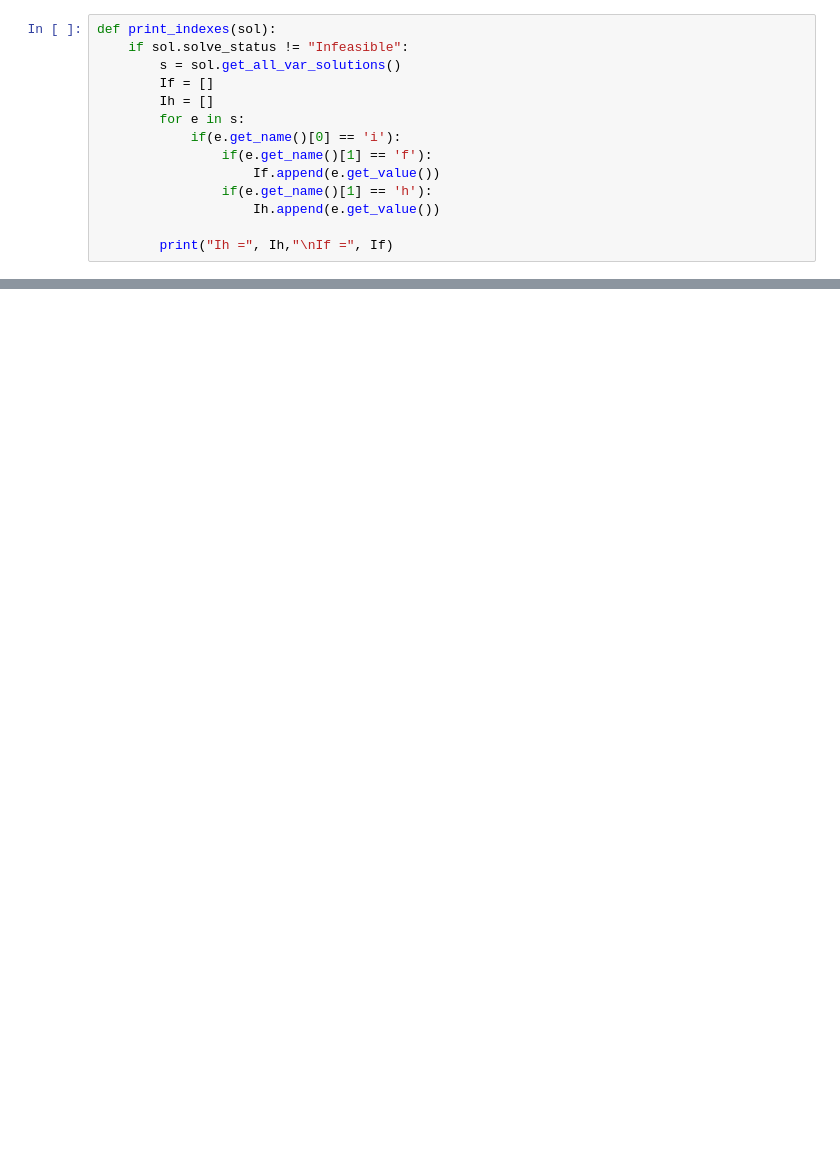
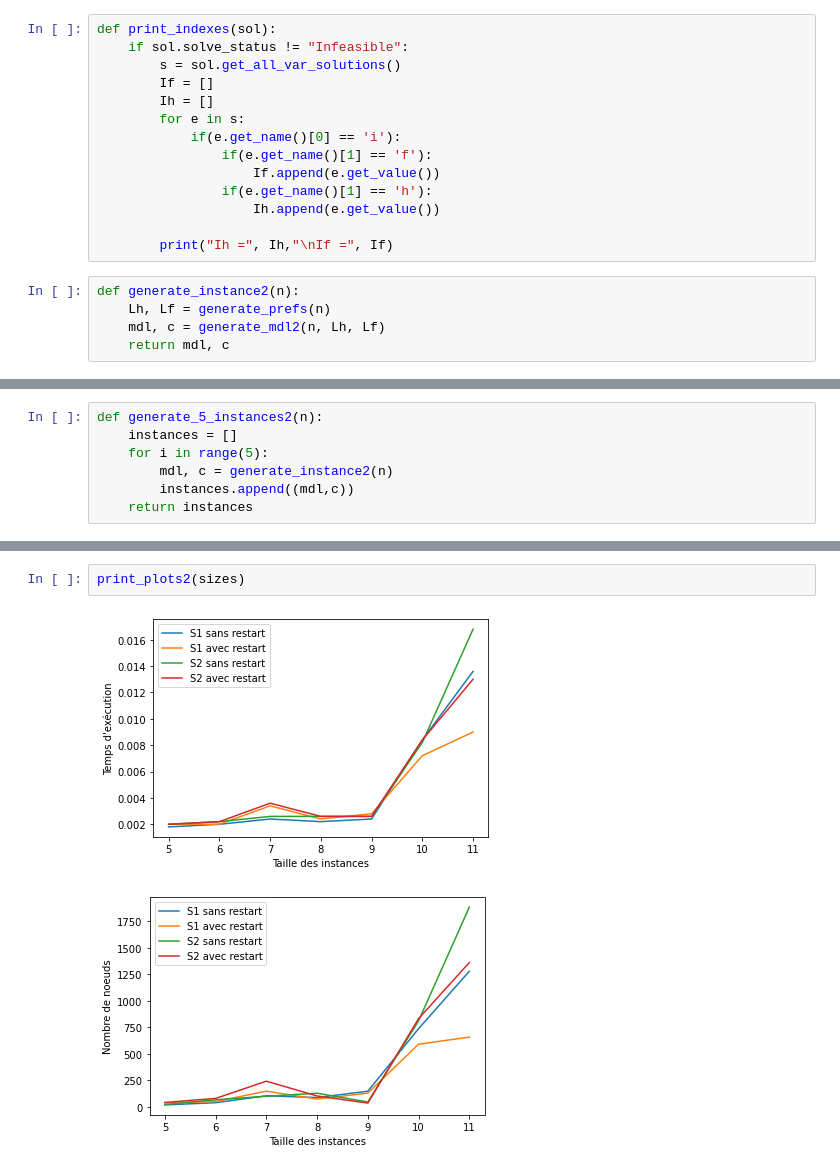
Before and after one commit to CeliaChz/PPC, a Jupyter notebook: ppc.ipynb, the cells around one changed output, grey strips where cells are left out. Drawn from its saved outputs; the diff is of its cells as text; blank space fills up the shorter version.

```diff
--- a/ppc.ipynb
+++ b/ppc.ipynb
@@ -326,4 +336,9 @@ def print_indexes(sol):
                     Ih.append(e.get_value())
 
         print("Ih =", Ih,"\nIf =", If)
+# %%
+def generate_instance2(n):
+    Lh, Lf = generate_prefs(n)
+    mdl, c = generate_mdl2(n, Lh, Lf)
+    return mdl, c
 # %%
@@ -336,0 +353,7 @@ If = [1, 0, 3, 1]
+# %%
+def generate_5_instances2(n):
+    instances = []
+    for i in range(5):
+        mdl, c = generate_instance2(n)
+        instances.append((mdl,c))
+    return instances
@@ -336,0 +448,5 @@ If = [1, 0, 3, 1]
+# %%
+print_plots2(sizes)
+# %% [output]
+[figure, added]
+[figure, added]
```
Also changed, not shown: parts of 6 cells of this notebook.
